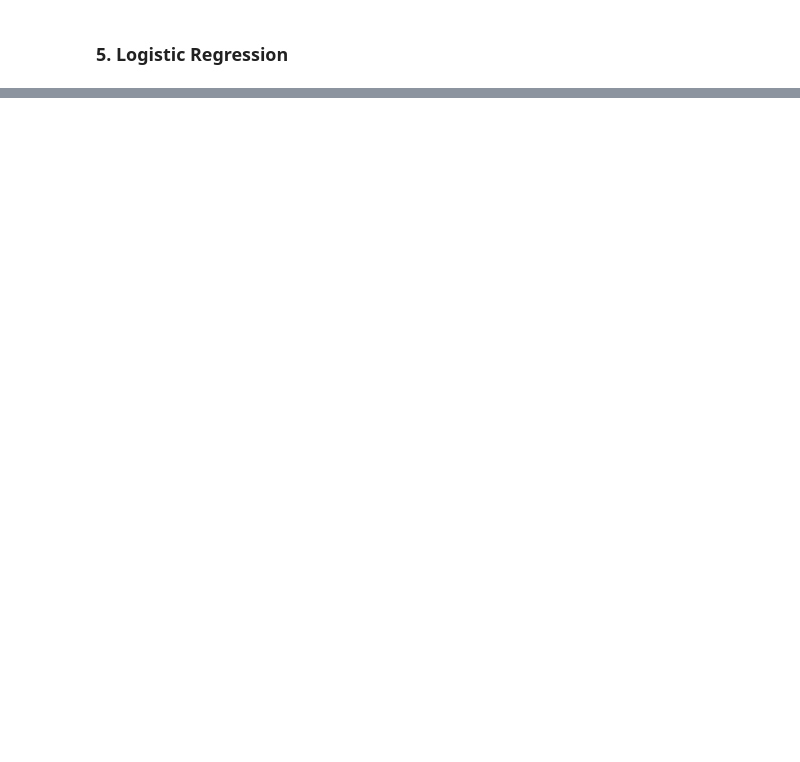
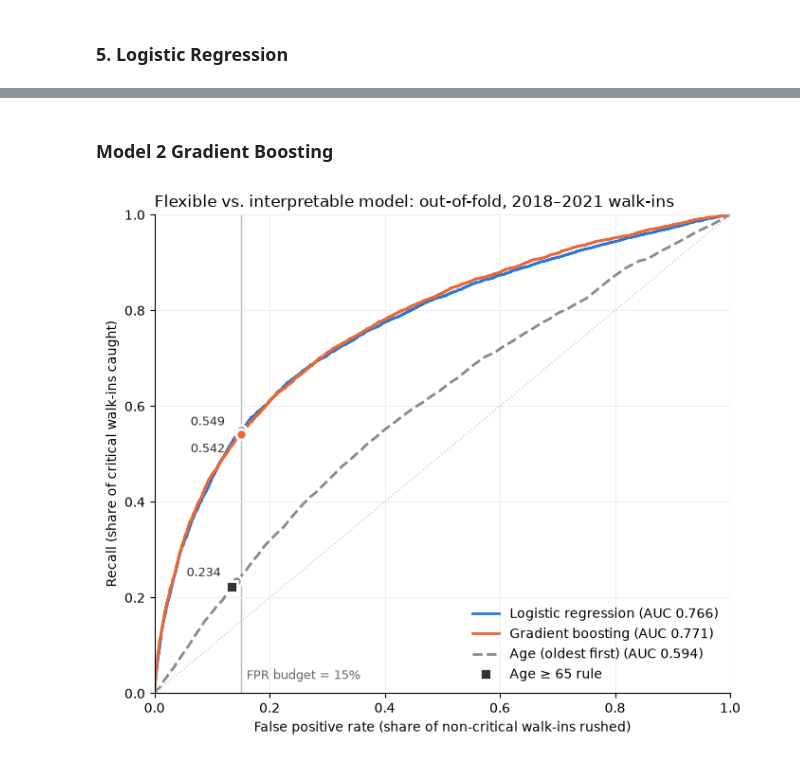
Before and after one commit to sabrinatouch/ER-triage-acuity-model, a Jupyter notebook: er-triage-acuity.ipynb, the cells around one changed output, grey strips where cells are left out. Saved outputs shown, nothing was run; the diff lists cells and outputs as text; code cells hidden in the pictures; blank space fills up the shorter version.

```diff
--- a/er-triage-acuity.ipynb
+++ b/er-triage-acuity.ipynb
@@ -135,0 +324,16 @@ FPR    = 0.147  (95% CI 0.139-0.156, n = 7052)
+# %%
+# Out-of-fold scores: each 2018-2021 patient is scored by a model that never saw them
+
+y_oof_probs = cross_val_predict(lr_model, X_train, y_train_binary,
+                                cv=cv_folds, method='predict_proba', n_jobs=-1)[:, 1]
+
+# Every candidate threshold with its FPR and recall
+fpr, tpr, thresholds = roc_curve(y_train_binary, y_oof_probs)
+
+# The lowest threshold that keeps FPR <= 15% (lowest = flags the most patients within budget)
+idx = np.where(fpr <= TARGET_FPR)[0][-1]
+optimal_threshold = thresholds[idx]
+
+print(f"Threshold: {optimal_threshold:.4f}")
+print(f"Out-of-fold at this threshold: recall = {tpr[idx]:.3f}, FPR = {fpr[idx]:.3f}")
+print(f"Share of walk-ins flagged: {(y_oof_probs >= optimal_threshold).mean():.1%}")
@@ -135,0 +420,2 @@ FPR    = 0.147  (95% CI 0.139-0.156, n = 7052)
+# %% [markdown]
+### Model 2 Gradient Boosting
@@ -135,0 +465,43 @@ FPR    = 0.147  (95% CI 0.139-0.156, n = 7052)
+# %%
+from sklearn.metrics import roc_auc_score
+
+# Out-of-fold ROC curves (2018-2021) for both models, plus "oldest first" as the baseline curve
+curves = [
+    ('Logistic regression', y_oof_probs,                  '#2a78d6', '-'),
+    ('Gradient boosting',   gbm_oof_probs,                '#eb6834', '-'),
+    ('Age (oldest first)',  X_train['age'].to_numpy(),    '#8a8a8a', '--'),
+]
+
+fig, ax = plt.subplots(figsize=(7, 6))
+
+# The 15% false-alarm budget
+ax.axvline(TARGET_FPR, color='#bbbbbb', lw=1, zorder=0)
+ax.text(TARGET_FPR + 0.01, 0.03, 'FPR budget = 15%', fontsize=9, color='#666666')
+
+for name, scores, color, style in curves:
+    f, t, _ = roc_curve(y_train_binary, scores)
+    auc = roc_auc_score(y_train_binary, scores)
+    ax.plot(f, t, style, color=color, lw=2, label=f"{name} (AUC {auc:.3f})")
+    # Operating point: best recall within the 15% budget
+    i = np.where(f <= TARGET_FPR)[0][-1]
+    ax.plot(f[i], t[i], 'o', color=color, ms=8, mec='white', mew=2, zorder=3)
+    ax.annotate(f"{t[i]:.3f}", (f[i], t[i]), xytext=(-38, 4 if name != 'Gradient boosting' else -14),
+                textcoords='offset points', fontsize=9, color='#333333')
+
+# The age >= 65 rule as a single point (a fixed rule has one operating point, not a curve)
+age_r = age_train_pred[y_train_binary == 1].mean()
+age_f = age_train_pred[y_train_binary == 0].mean()
+ax.plot(age_f, age_r, 's', color='#333333', ms=8, mec='white', mew=2, zorder=4, label='Age ≥ 65 rule')
+
+ax.plot([0, 1], [0, 1], ':', color='#cccccc', lw=1)   # random ranking (= first-come-first-serve)
+ax.set_xlim(0, 1); ax.set_ylim(0, 1)
+ax.set_xlabel('False positive rate (share of non-critical walk-ins rushed)')
+ax.set_ylabel('Recall (share of critical walk-ins caught)')
+ax.set_title('Flexible vs. interpretable model: out-of-fold, 2018–2021 walk-ins', loc='left')
+ax.grid(color='#eeeeee', lw=0.8)
+ax.spines[['top', 'right']].set_visible(False)
+ax.legend(frameon=False, loc='lower right')
+plt.tight_layout()
+plt.show()
+# %% [output]
+[figure, added]
```
Also changed, not shown: parts of 32 cells of this notebook, 1 other file.
